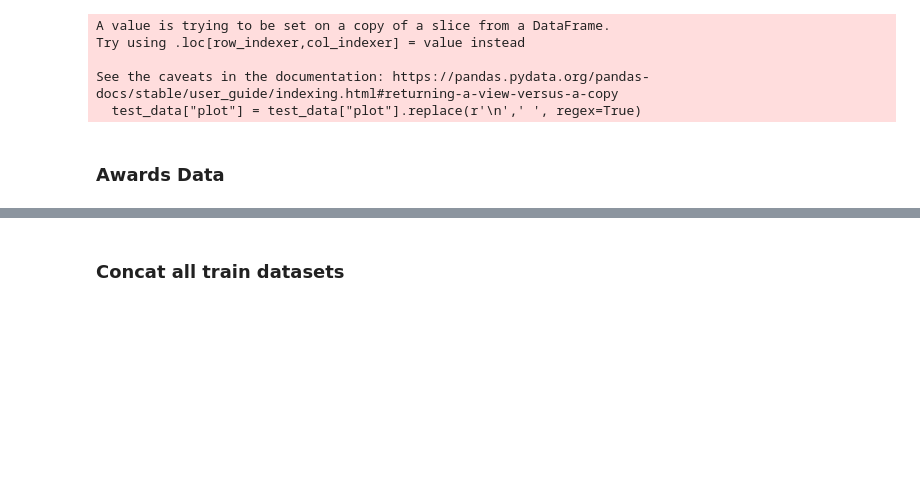
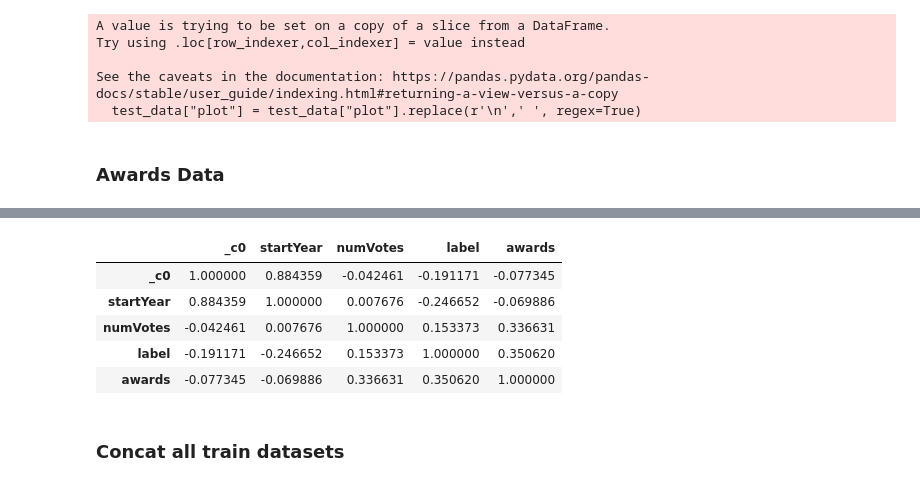
Before and after one commit to Matei9721/Big-Data-Project, a Jupyter notebook: notebooks/openai-movie-data.ipynb, the cells around one changed output, grey strips where cells are left out. Cells and saved outputs as stored; diff of their text form; code cells hidden in the pictures; blank space fills up the shorter version.

```diff
--- a/notebooks/openai-movie-data.ipynb
+++ b/notebooks/openai-movie-data.ipynb
@@ -231,3 +213,12 @@ test_data.to_csv("movies_awards_4000.csv",index=False)
+# %%
+test_data.corr()
+# %% [output]
+|  | _c0 | startYear | numVotes | label | awards |
+| _c0 | 1.000000 | 0.884359 | -0.042461 | -0.191171 | -0.077345 |
+| startYear | 0.884359 | 1.000000 | 0.007676 | -0.246652 | -0.069886 |
+| numVotes | -0.042461 | 0.007676 | 1.000000 | 0.153373 | 0.336631 |
+| label | -0.191171 | -0.246652 | 0.153373 | 1.000000 | 0.350620 |
+| awards | -0.077345 | -0.069886 | 0.336631 | 0.350620 | 1.000000 |
 # %% [markdown]
 ### Concat all train datasets
 # %%
```
Also changed, not shown: parts of 14 cells of this notebook, 5 other files.
